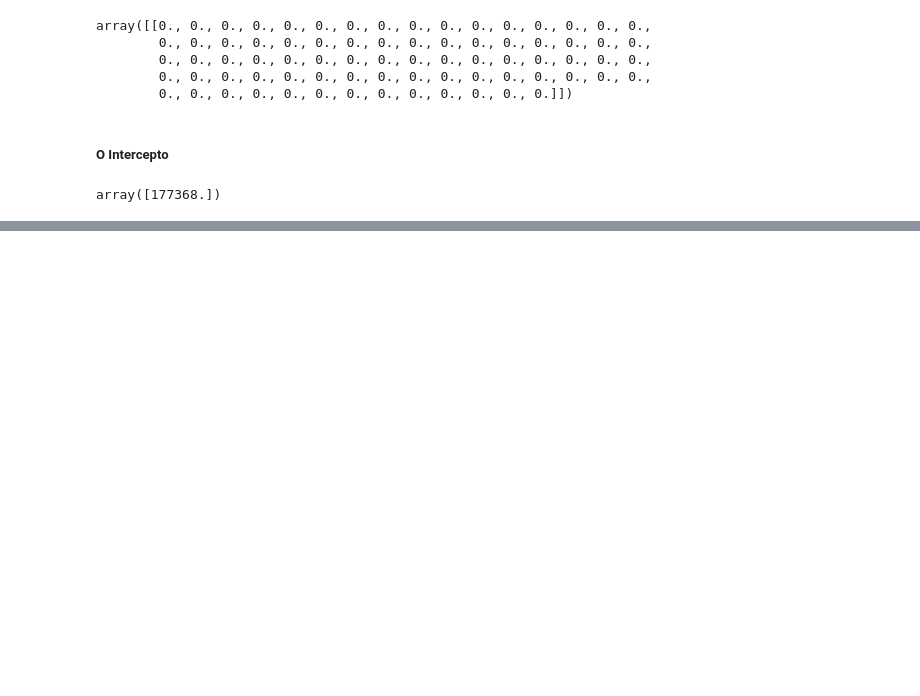
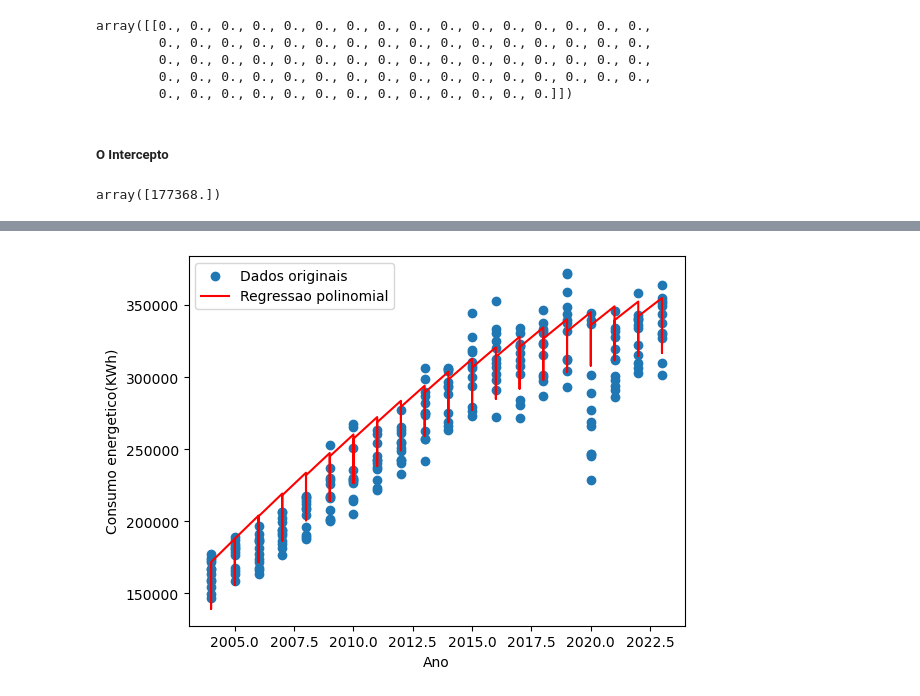
Before and after one commit to PET-Controle-e-Automacao-UESC/contas_de_energia, a Jupyter notebook: src/regressao_polinomial.ipynb, the cells around one changed output, grey strips where cells are left out. Saved outputs shown, nothing was run; the diff lists cells and outputs as text; code cells hidden in the pictures; blank space fills up the shorter version.

Commit message:
feat: adicionando os graficos da regressao polinomial

```diff
--- a/src/regressao_polinomial.ipynb
+++ b/src/regressao_polinomial.ipynb
@@ -228,3 +228,22 @@ array([[0., 0., 0., 0., 0., 0., 0., 0., 0., 0., 0., 0., 0., 0., 0., 0.,
 regressao_polinomial_bahia.intercept_
 # %% [output]
 array([177368.])
+# %%
+dicionario_meses = {
+    "JAN": 1,
+    "FEV": 2,
+    "MAR": 3,
+    "ABR": 4,
+    "MAI": 5,
+    "JUN": 6,
+    "JUL": 7,
+    "AGO": 8,
+    "SET": 9,
+    "OUT": 10,
+    "NOV": 11,
+    "DEZ": 12
+}
+X_bahia = df_bahia[["ano", "mes"]]
+X_bahia["ano"] = X_bahia["ano"].astype("uint16")
+X_bahia["mes"] = X_bahia["mes"].map(dicionario_meses)
+X_bahia
@@ -230,0 +274,3 @@ array([177368.])
+# %%
+y_bahia = df_bahia["Bahia"]
+y_bahia
@@ -230,0 +290,14 @@ array([177368.])
+# %%
+polynomial_features_bahia = polynomial_features.fit_transform(X_bahia)
+regressao_polinomial_bahia = LinearRegression(n_jobs = -1)
+regressao_polinomial_bahia.fit(polynomial_features_bahia, y_bahia)
+y_pred = regressao_polinomial_bahia.predict(polynomial_features_bahia)
+# %%
+plt.scatter(X_bahia["ano"], y_bahia, label = 'Dados originais')
+plt.plot(X_bahia["ano"], y_pred, color = 'red', label = 'Regressao polinomial')
+plt.xlabel('Ano')
+plt.ylabel('Consumo energetico(KWh)')
+plt.legend()
+plt.show()
+# %% [output]
+[figure, added]
```
Also changed, not shown: parts of 2 cells of this notebook.
